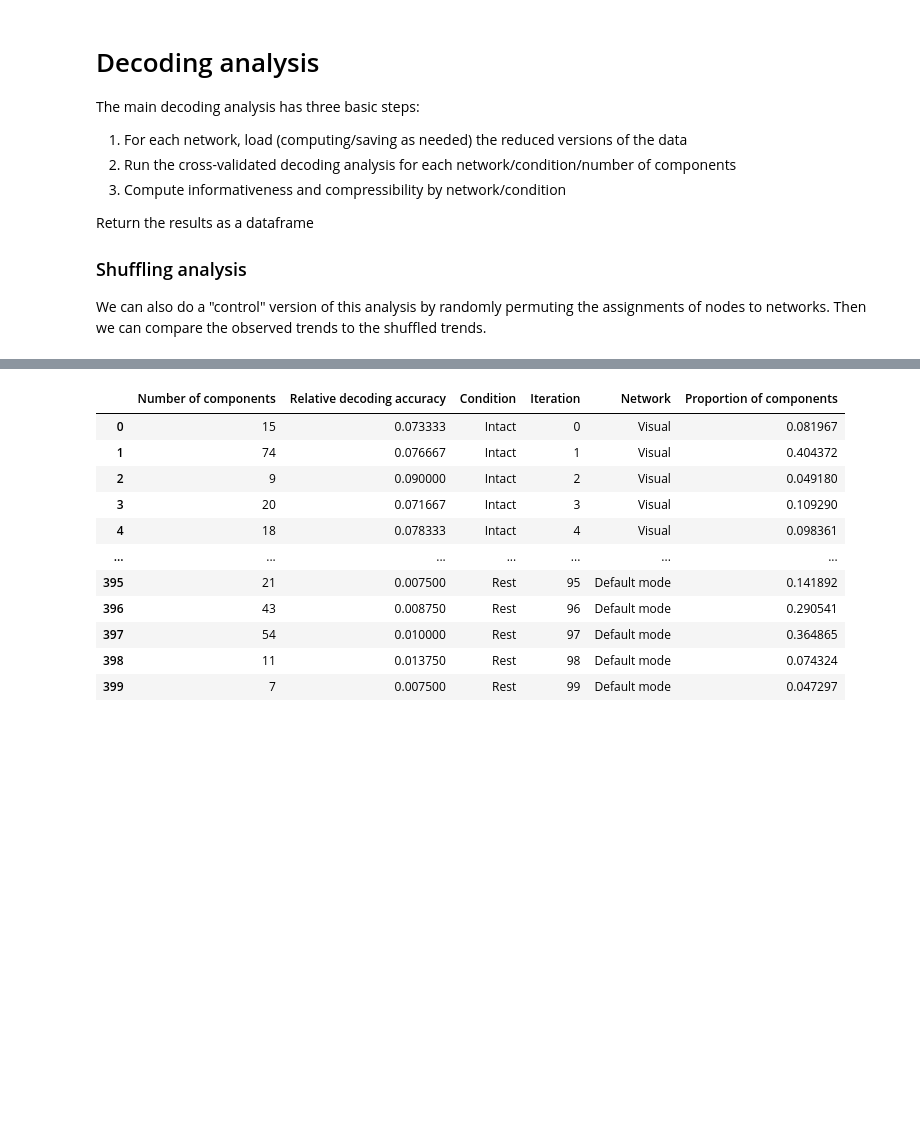
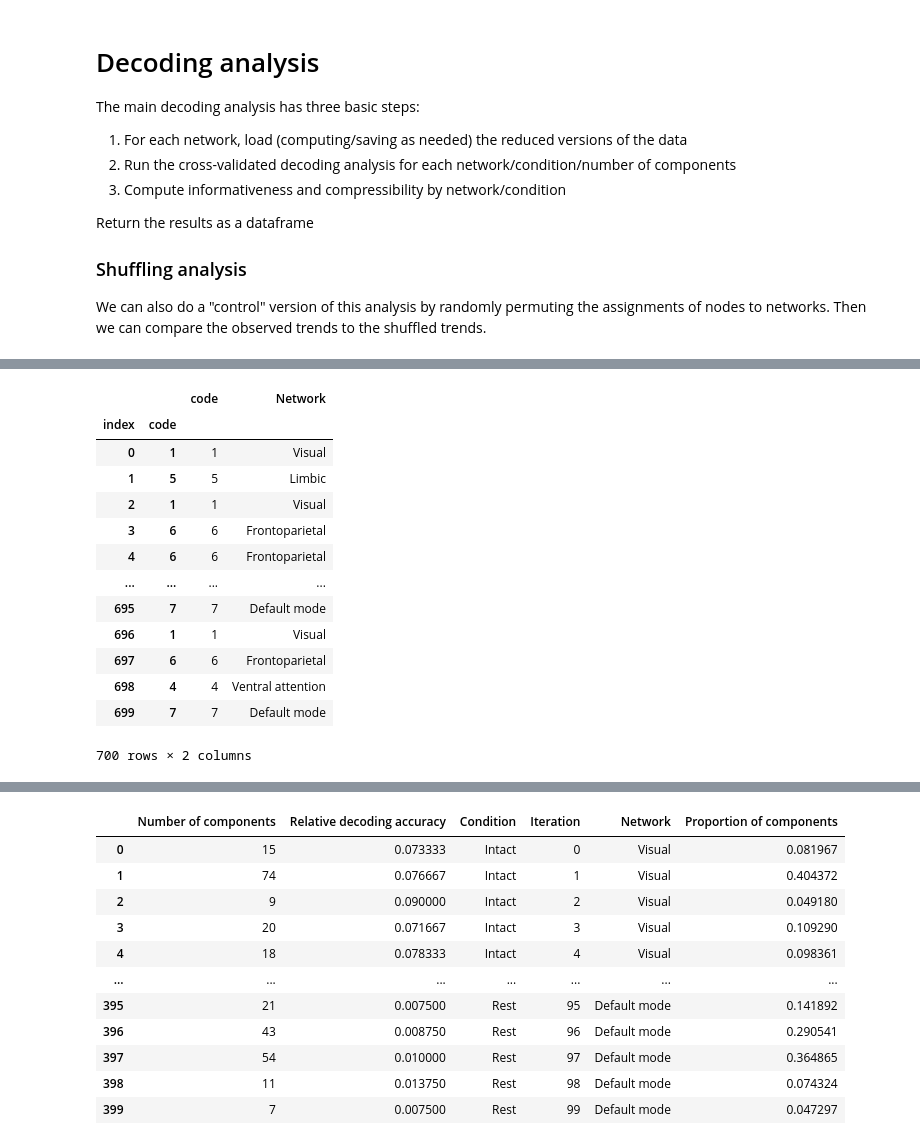
Before and after one commit to ContextLab/pca_paper, a Jupyter notebook: code/notebooks/network_analyses.ipynb, the cells around one changed output, grey strips where cells are left out. Cells and saved outputs as stored; diff of their text form; code cells hidden in the pictures; blank space fills up the shorter version.

```diff
--- a/code/notebooks/network_analyses.ipynb
+++ b/code/notebooks/network_analyses.ipynb
@@ -329,0 +318,13 @@ ic_results['Proportion of components'] = ic_results.apply(lambda x: x['Number of
+# %%
+nc = node_codes.copy().reset_index(drop=True)
+
+# permute rows for nc
+nc = nc.sample(frac=1).reset_index(drop=True)
+
+# set index to (index, code)
+nc.index = pd.MultiIndex.from_tuples([(i, nc.loc[i, 'code']) for i in nc.index.values], names=['', 'code'])
+
+# drop code column
+nc.drop('code', axis=1, inplace=True)
+
+nc
@@ -329,0 +362,18 @@ ic_results['Proportion of components'] = ic_results.apply(lambda x: x['Number of
+# %%
+
+nc
+# %% [output]
+|  |  | code | Network |
+| index | code |  |  |
+| 0 | 1 | 1 | Visual |
+| 1 | 5 | 5 | Limbic |
+| 2 | 1 | 1 | Visual |
+| 3 | 6 | 6 | Frontoparietal |
+| 4 | 6 | 6 | Frontoparietal |
+| ... | ... | ... | ... |
+| 695 | 7 | 7 | Default mode |
+| 696 | 1 | 1 | Visual |
+| 697 | 6 | 6 | Frontoparietal |
+| 698 | 4 | 4 | Ventral attention |
+| 699 | 7 | 7 | Default mode |
+700 rows × 2 columns
```
Also changed, not shown: parts of 17 cells of this notebook, 8 other files.
